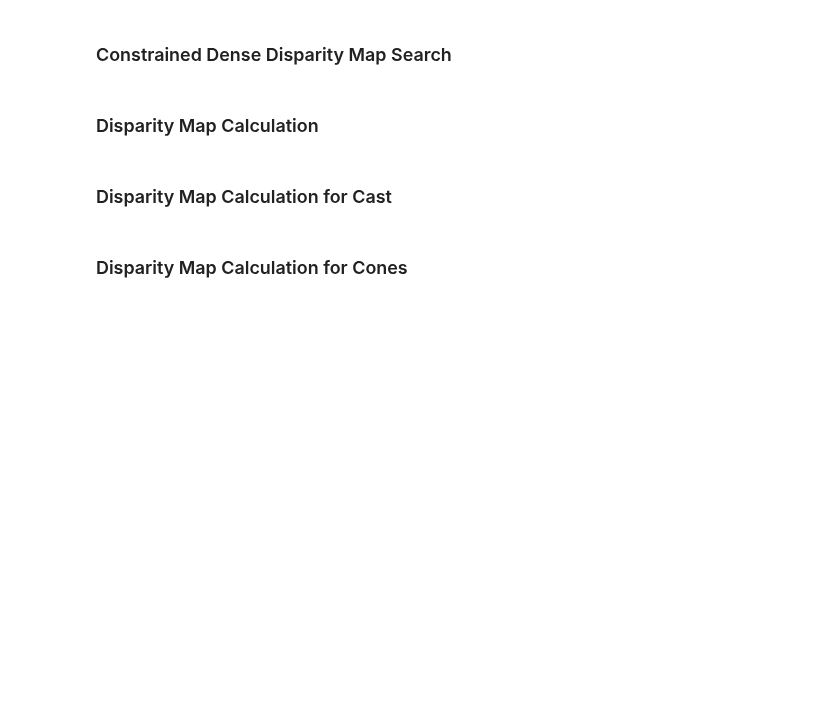
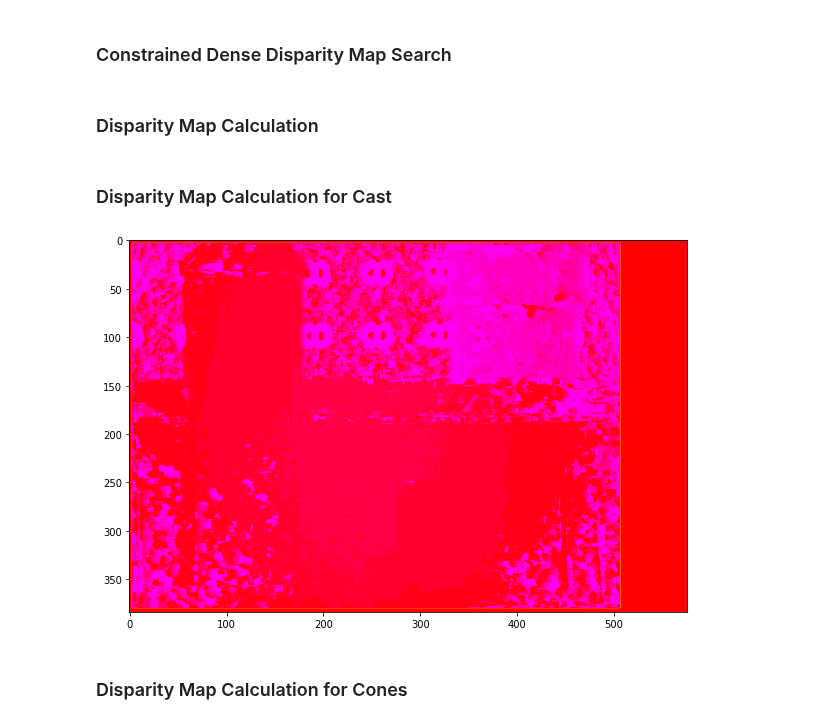
Before and after one commit to Tsmorz/computer-vision, a Jupyter notebook: Project 3/project3-Matin.ipynb, the cells around one changed output. Drawn from its saved outputs; the diff is of its cells as text; code cells hidden in the pictures; blank space fills up the shorter version.

```diff
--- a/Project 3/project3-Matin.ipynb
+++ b/Project 3/project3-Matin.ipynb
@@ -492,11 +459,38 @@ def disparity_map(left_img, right_img, radius, f, dis_range):
+# %%
+def disparity_map(left, right, width, dis_range):
+    r,c = left.shape
+    denseMap = torch.ones([r,c])
+    accuracyMap = torch.zeros([r,c])
+
+    low = int((width-1)/2)
+    high = int((width-1)/2)+1
+    for i in tqdm.tqdm(range(low,r-high)):
+
+        for j in range(low,c-high-dis_range[1]):
+            rightPatch = right[i-low:i+high,j-low:j+high]
+            best = 0
+
+            for k in range(j+dis_range[0],j+dis_range[1]):
+                leftPatch = left[i-low:i+high, k-low:k+high]
+                new = patch_ncc(leftPatch, rightPatch)
+
+                if new > best:
+                    denseMap[i,j] = np.abs(k-j)
+                    accuracyMap[i,j] = new
+                    best = new
+
+    return denseMap, accuracyMap
 # %% [markdown]
 ### Disparity Map Calculation for Cast
 # %%
-cast_disp_map, cast_match_map, cast_accuracy_map = disparity_map(cast_images[0].cpu(),
-                                                                 cast_images[1].cpu(),
-                                                                 5,
-                                                                 f_matrix_cast[0],
-                                                                 (100, 0))
+cast_disp_map, cast_accuracy_map = disparity_map(cast_images[0].cpu(),
+                                                 cast_images[1].cpu(),
+                                                 7,
+                                                 (55, 65))
+plt.imshow(cast_disp_map, cmap='hsv')
+plt.show()
+# %% [output]
+[figure, added]
 # %% [markdown]
 ### Disparity Map Calculation for Cones
 # %%
```
Also changed, not shown: parts of 10 cells of this notebook.
